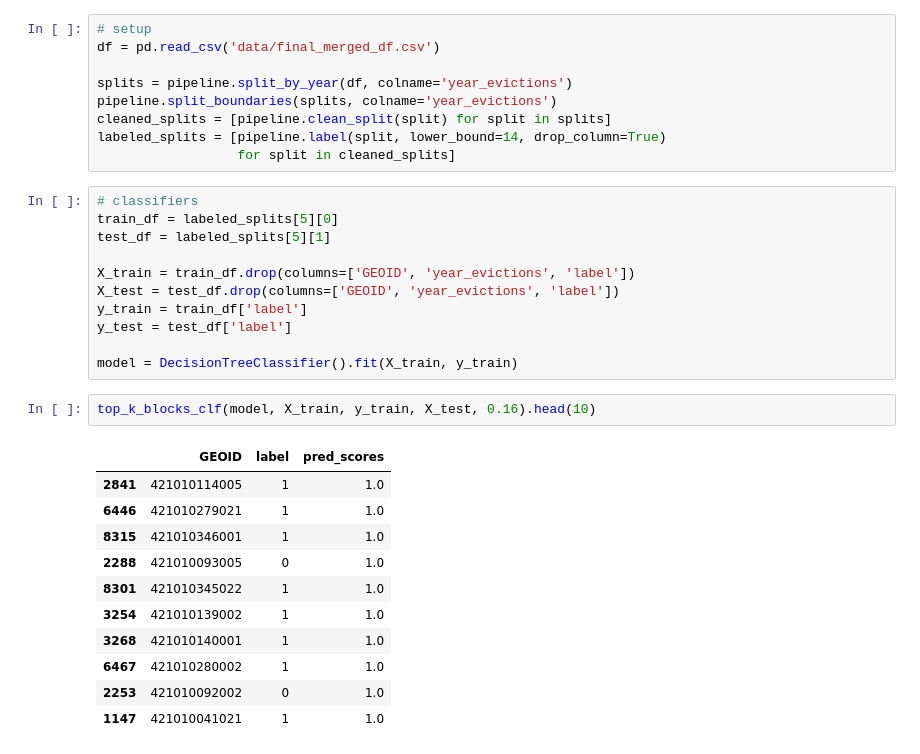
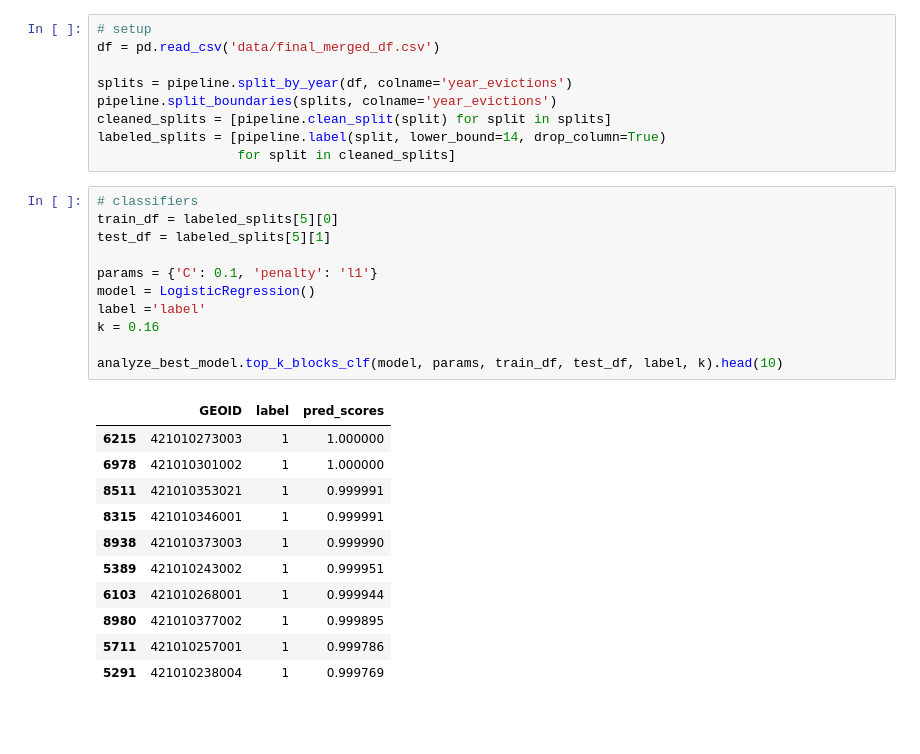
Before and after one commit to sinclairtarget/philly-evictions, a Jupyter notebook: interpret.ipynb, the cells around one changed output. Drawn from its saved outputs; the diff is of its cells as text; blank space fills up the shorter version.

```diff
--- a/interpret.ipynb
+++ b/interpret.ipynb
@@ -47,28 +26,26 @@ pipeline.split_boundaries(splits, colname='year_evictions')
 cleaned_splits = [pipeline.clean_split(split) for split in splits]
 labeled_splits = [pipeline.label(split, lower_bound=14, drop_column=True)
                   for split in cleaned_splits]
-# %%
-# classifiers
-train_df = labeled_splits[5][0]
-test_df = labeled_splits[5][1]
-
-X_train = train_df.drop(columns=['GEOID', 'year_evictions', 'label'])
-X_test = test_df.drop(columns=['GEOID', 'year_evictions', 'label'])
-y_train = train_df['label']
-y_test = test_df['label']
-
-model = DecisionTreeClassifier().fit(X_train, y_train)
-# %%
-top_k_blocks_clf(model, X_train, y_train, X_test, 0.16).head(10)
-# %% [output]
-|  | GEOID | label | pred_scores |
-| 2841 | 421010114005 | 1 | 1.0 |
-| 6446 | 421010279021 | 1 | 1.0 |
-| 8315 | 421010346001 | 1 | 1.0 |
-| 2288 | 421010093005 | 0 | 1.0 |
-| 8301 | 421010345022 | 1 | 1.0 |
-| 3254 | 421010139002 | 1 | 1.0 |
-| 3268 | 421010140001 | 1 | 1.0 |
-| 6467 | 421010280002 | 1 | 1.0 |
-| 2253 | 421010092002 | 0 | 1.0 |
-| 1147 | 421010041021 | 1 | 1.0 |
+# %%
+# classifiers
+train_df = labeled_splits[5][0]
+test_df = labeled_splits[5][1]
+
+params = {'C': 0.1, 'penalty': 'l1'}
+model = LogisticRegression()
+label ='label'
+k = 0.16
+
+analyze_best_model.top_k_blocks_clf(model, params, train_df, test_df, label, k).head(10)
+# %% [output]
+|  | GEOID | label | pred_scores |
+| 6215 | 421010273003 | 1 | 1.000000 |
+| 6978 | 421010301002 | 1 | 1.000000 |
+| 8511 | 421010353021 | 1 | 0.999991 |
+| 8315 | 421010346001 | 1 | 0.999991 |
+| 8938 | 421010373003 | 1 | 0.999990 |
+| 5389 | 421010243002 | 1 | 0.999951 |
+| 6103 | 421010268001 | 1 | 0.999944 |
+| 8980 | 421010377002 | 1 | 0.999895 |
+| 5711 | 421010257001 | 1 | 0.999786 |
+| 5291 | 421010238004 | 1 | 0.999769 |
```
Also changed, not shown: parts of 9 cells of this notebook, 1 other file.
